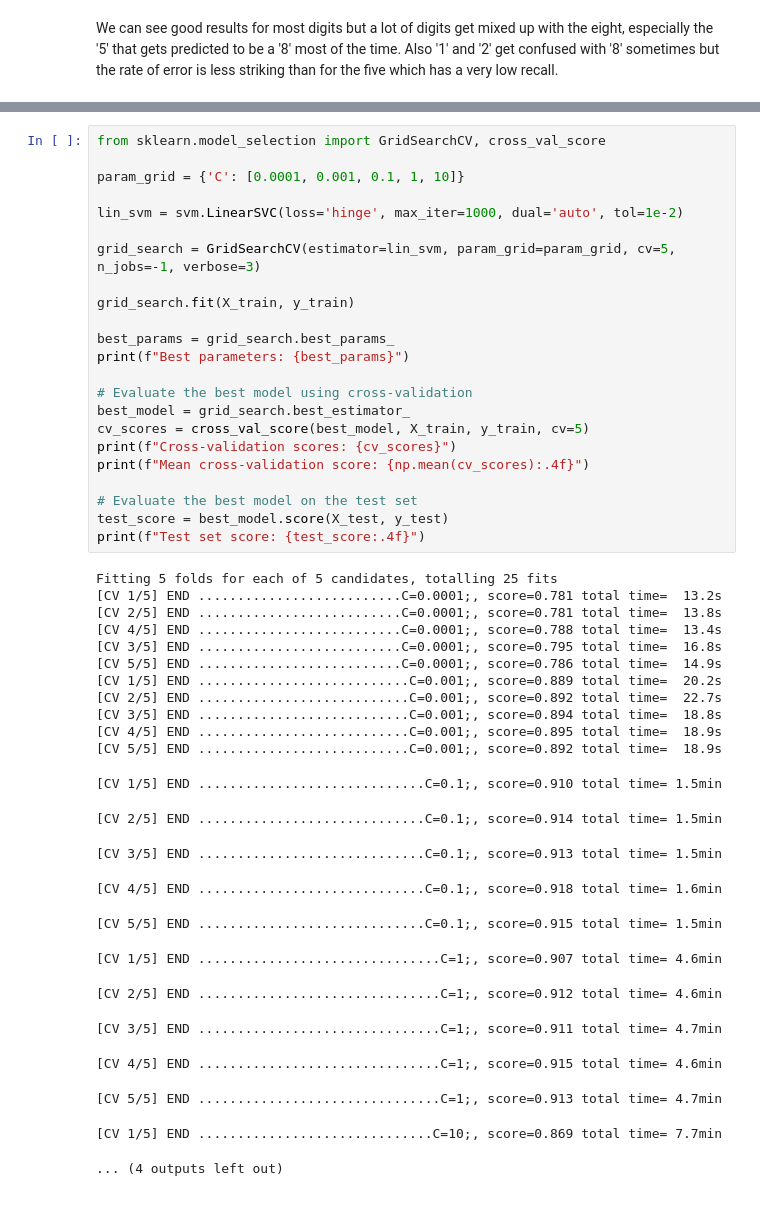
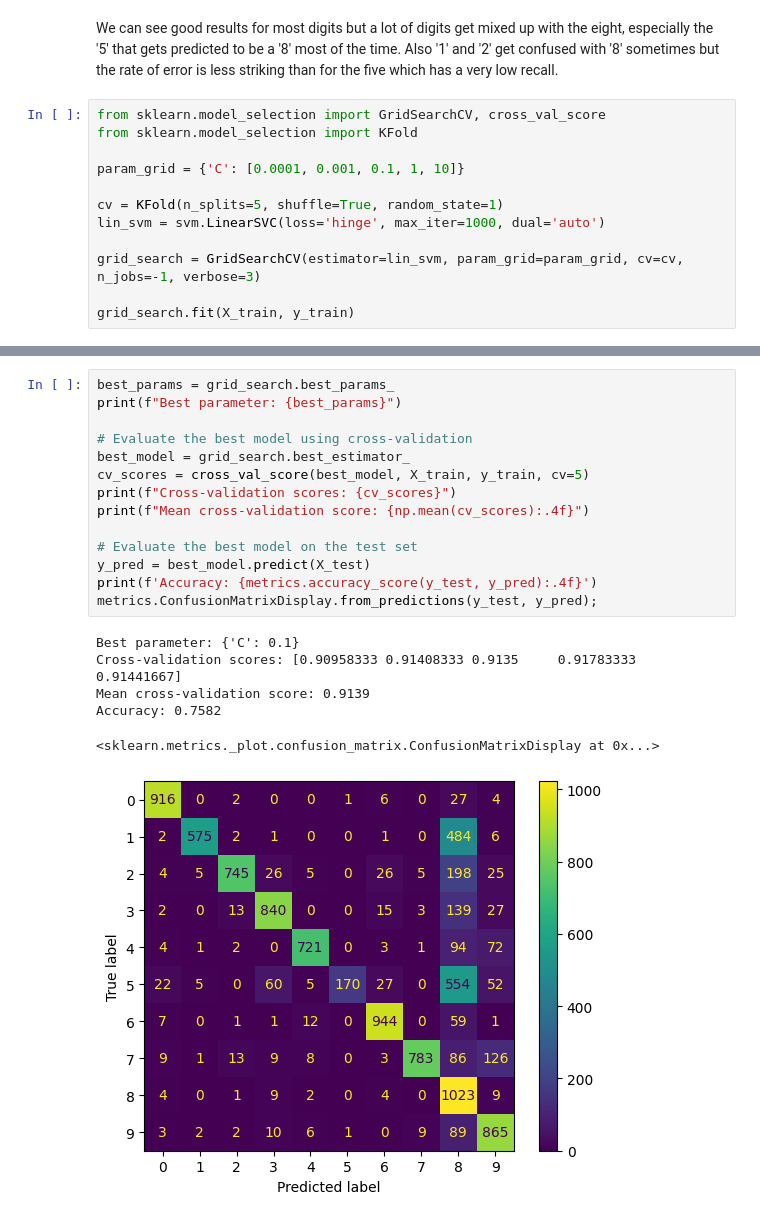
Before and after one commit to LinusCrugnola/FundamentalLearningEPFL, a Jupyter notebook: TP7/classification_exercise.ipynb, the cells around one changed output, grey strips where cells are left out. Cells and saved outputs as stored; diff of their text form.

```diff
--- a/TP7/classification_exercise.ipynb
+++ b/TP7/classification_exercise.ipynb
@@ -345,3 +345,15 @@ weighted avg       0.86      0.75      0.75     10000
 [figure]
 # %% [markdown]
 We can see good results for most digits but a lot of digits get mixed up with the eight, especially the '5' that gets predicted to be a '8' most of the time. Also '1' and '2' get confused with '8' sometimes but the rate of error is less striking than for the five which has a very low recall.
+# %%
+from sklearn.model_selection import GridSearchCV, cross_val_score
+from sklearn.model_selection import KFold
+
+param_grid = {'C': [0.0001, 0.001, 0.1, 1, 10]}
+
+cv = KFold(n_splits=5, shuffle=True, random_state=1)
+lin_svm = svm.LinearSVC(loss='hinge', max_iter=1000, dual='auto')
+
+grid_search = GridSearchCV(estimator=lin_svm, param_grid=param_grid, cv=cv, n_jobs=-1, verbose=3)
+
+grid_search.fit(X_train, y_train)
@@ -348,47 +376,21 @@ We can see good results for most digits but a lot of digits get mixed up with th
 # %%
-from sklearn.model_selection import GridSearchCV, cross_val_score
-
-param_grid = {'C': [0.0001, 0.001, 0.1, 1, 10]}
-
-lin_svm = svm.LinearSVC(loss='hinge', max_iter=1000, dual='auto', tol=1e-2)
-
-grid_search = GridSearchCV(estimator=lin_svm, param_grid=param_grid, cv=5, n_jobs=-1, verbose=3)
-
-grid_search.fit(X_train, y_train)
-
 best_params = grid_search.best_params_
-print(f"Best parameters: {best_params}")
+print(f"Best parameter: {best_params}")
 
 # Evaluate the best model using cross-validation
 best_model = grid_search.best_estimator_
 cv_scores = cross_val_score(best_model, X_train, y_train, cv=5)
 print(f"Cross-validation scores: {cv_scores}")
 print(f"Mean cross-validation score: {np.mean(cv_scores):.4f}")
 
 # Evaluate the best model on the test set
-test_score = best_model.score(X_test, y_test)
-print(f"Test set score: {test_score:.4f}")
+y_pred = best_model.predict(X_test)
+print(f'Accuracy: {metrics.accuracy_score(y_test, y_pred):.4f}')
+metrics.ConfusionMatrixDisplay.from_predictions(y_test, y_pred);
 # %% [output]
-Fitting 5 folds for each of 5 candidates, totalling 25 fits
-[CV 1/5] END ..........................C=0.0001;, score=0.781 total time=  13.2s
-[CV 2/5] END ..........................C=0.0001;, score=0.781 total time=  13.8s
-[CV 4/5] END ..........................C=0.0001;, score=0.788 total time=  13.4s
-[CV 3/5] END ..........................C=0.0001;, score=0.795 total time=  16.8s
-[CV 5/5] END ..........................C=0.0001;, score=0.786 total time=  14.9s
-[CV 1/5] END ...........................C=0.001;, score=0.889 total time=  20.2s
-[CV 2/5] END ...........................C=0.001;, score=0.892 total time=  22.7s
-[CV 3/5] END ...........................C=0.001;, score=0.894 total time=  18.8s
-[CV 4/5] END ...........................C=0.001;, score=0.895 total time=  18.9s
-[CV 5/5] END ...........................C=0.001;, score=0.892 total time=  18.9s
+Best parameter: {'C': 0.1}
+Cross-validation scores: [0.90958333 0.91408333 0.9135     0.91783333 0.91441667]
+Mean cross-validation score: 0.9139
+Accuracy: 0.7582
-[CV 1/5] END .............................C=0.1;, score=0.910 total time= 1.5min
+<sklearn.metrics._plot.confusion_matrix.ConfusionMatrixDisplay at 0x...>
-[CV 2/5] END .............................C=0.1;, score=0.914 total time= 1.5min
-[CV 3/5] END .............................C=0.1;, score=0.913 total time= 1.5min
-[CV 4/5] END .............................C=0.1;, score=0.918 total time= 1.6min
-[CV 5/5] END .............................C=0.1;, score=0.915 total time= 1.5min
-[CV 1/5] END ...............................C=1;, score=0.907 total time= 4.6min
-[CV 2/5] END ...............................C=1;, score=0.912 total time= 4.6min
-[CV 3/5] END ...............................C=1;, score=0.911 total time= 4.7min
-[CV 4/5] END ...............................C=1;, score=0.915 total time= 4.6min
-[CV 5/5] END ...............................C=1;, score=0.913 total time= 4.7min
-[CV 1/5] END ..............................C=10;, score=0.869 total time= 7.7min
-... (4 outputs left out)
+[figure, added]
```
Also changed, not shown: parts of 2 cells of this notebook.
